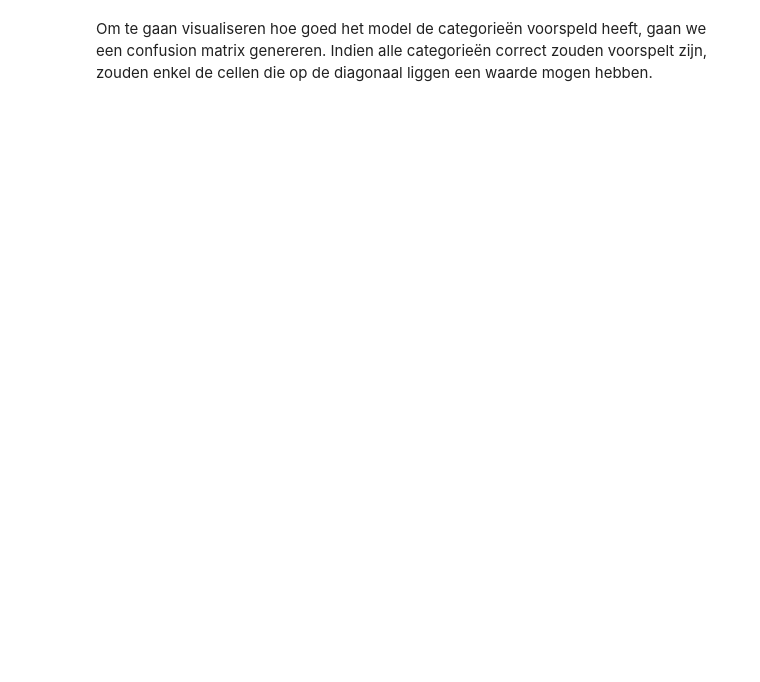
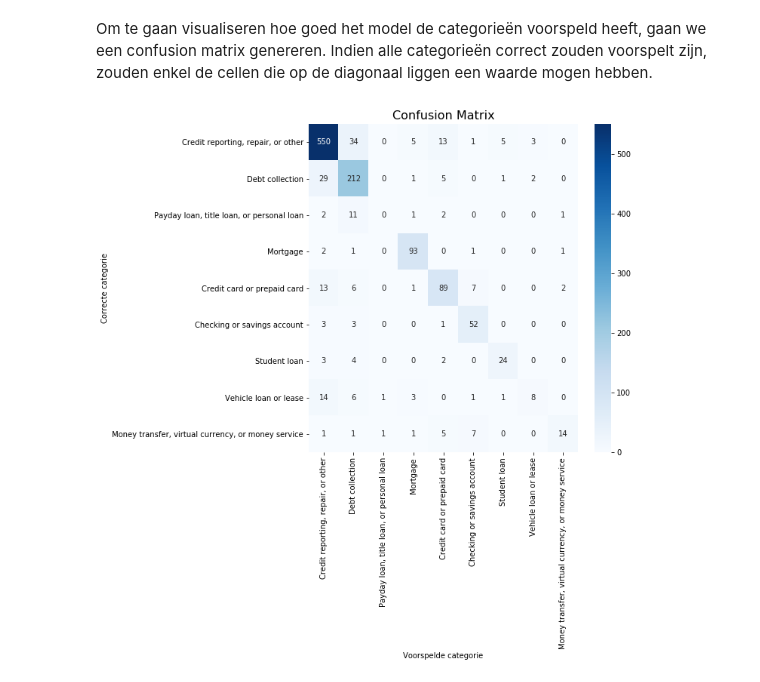
Before and after one commit to WouterStemgee/applied-machine-learning-consumer-complaints-database, a Jupyter notebook: sprint1_Wouter.ipynb, the cells around one changed output. Cells and saved outputs as stored; diff of their text form; code cells hidden in the pictures; blank space fills up the shorter version.

Commit message:
Confusion matrix

```diff
--- a/sprint1_Wouter.ipynb
+++ b/sprint1_Wouter.ipynb
@@ -341,9 +372,13 @@ print(metrics.classification_report(y_test, y_pred, target_names= df['Product'].
 # %% [markdown]
 Om te gaan visualiseren hoe goed het model de categorieën voorspeld heeft, gaan we een confusion matrix genereren. Indien alle categorieën correct zouden voorspelt zijn, zouden enkel de cellen die op de diagonaal liggen een waarde mogen hebben.
 # %%
+from sklearn.metrics import confusion_matrix
+
 conf_mat = confusion_matrix(y_test, y_pred)
 fig, ax = plt.subplots(figsize=(8,8))
-sns.heatmap(conf_mat, annot=True, cmap="Blues", fmt='d', xticklabels=category_id_df.Product.values, yticklabels=category_id_df.Product.values)
+sns.heatmap(conf_mat, annot=True, cmap="Blues", fmt='d', xticklabels=categories.values(), yticklabels=categories.values())
 plt.ylabel('Correcte categorie')
 plt.xlabel('Voorspelde categorie')
 plt.title("Confusion Matrix", size=16);
+# %% [output]
+[figure, added]
```
Also changed, not shown: parts of 4 cells of this notebook.
